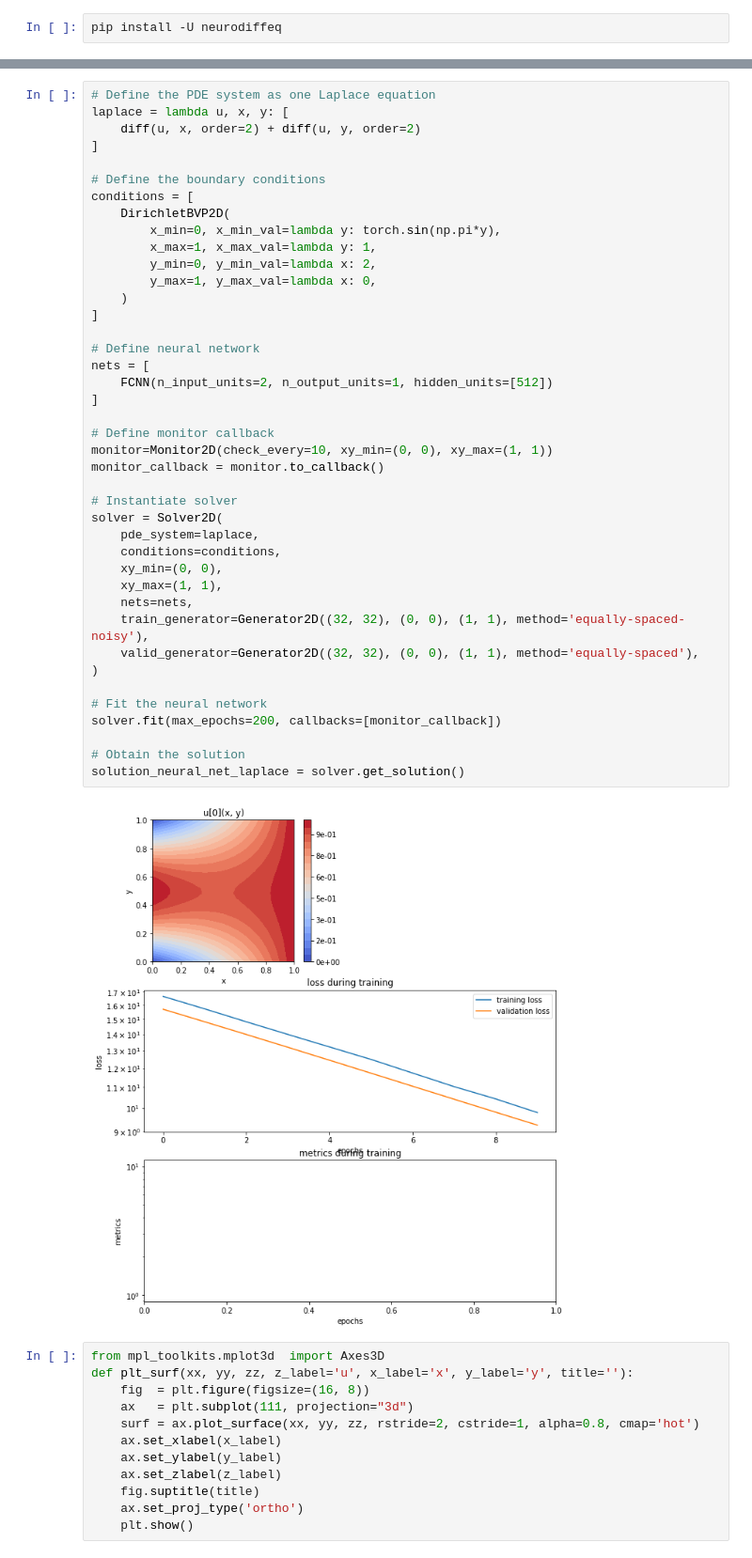
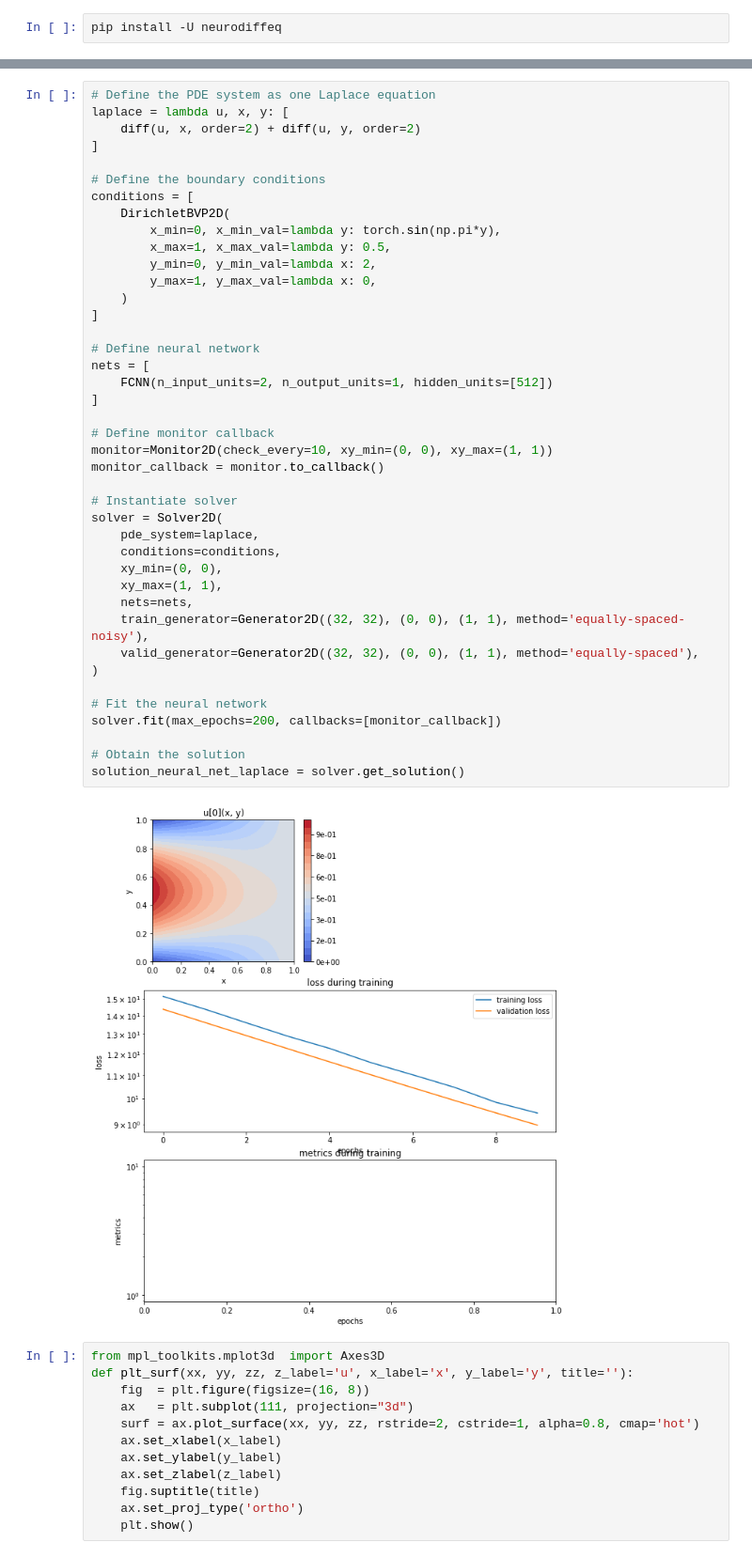
Before and after one commit to nathanwbrei/surrogate_toolkit, a Jupyter notebook: python/neurodiffeq_PDE_Approximator.ipynb, the cells around one changed output, grey strips where cells are left out. Shown: that part at 94% size. Cells and saved outputs as stored; diff of their text form.

```diff
--- a/python/neurodiffeq_PDE_Approximator.ipynb
+++ b/python/neurodiffeq_PDE_Approximator.ipynb
@@ -31,39 +32,39 @@ laplace = lambda u, x, y: [
 conditions = [
     DirichletBVP2D(
         x_min=0, x_min_val=lambda y: torch.sin(np.pi*y),
-        x_max=1, x_max_val=lambda y: 1,
+        x_max=1, x_max_val=lambda y: 0.5,
         y_min=0, y_min_val=lambda x: 2,
         y_max=1, y_max_val=lambda x: 0,
     )
 ]
 
 # Define neural network
 nets = [
     FCNN(n_input_units=2, n_output_units=1, hidden_units=[512])
 ]
 
 # Define monitor callback
 monitor=Monitor2D(check_every=10, xy_min=(0, 0), xy_max=(1, 1))
 monitor_callback = monitor.to_callback()
 
 # Instantiate solver
 solver = Solver2D(
     pde_system=laplace,
     conditions=conditions,
     xy_min=(0, 0),
     xy_max=(1, 1),
     nets=nets,
     train_generator=Generator2D((32, 32), (0, 0), (1, 1), method='equally-spaced-noisy'),
     valid_generator=Generator2D((32, 32), (0, 0), (1, 1), method='equally-spaced'),
 )
 
 # Fit the neural network
 solver.fit(max_epochs=200, callbacks=[monitor_callback])
 
 # Obtain the solution
 solution_neural_net_laplace = solver.get_solution()
 # %% [output]
-[figure, old version]
+[figure, new version]
 # %%
 from mpl_toolkits.mplot3d  import Axes3D
 def plt_surf(xx, yy, zz, z_label='u', x_label='x', y_label='y', title=''):
```
Also changed, not shown: parts of 4 cells of this notebook.
